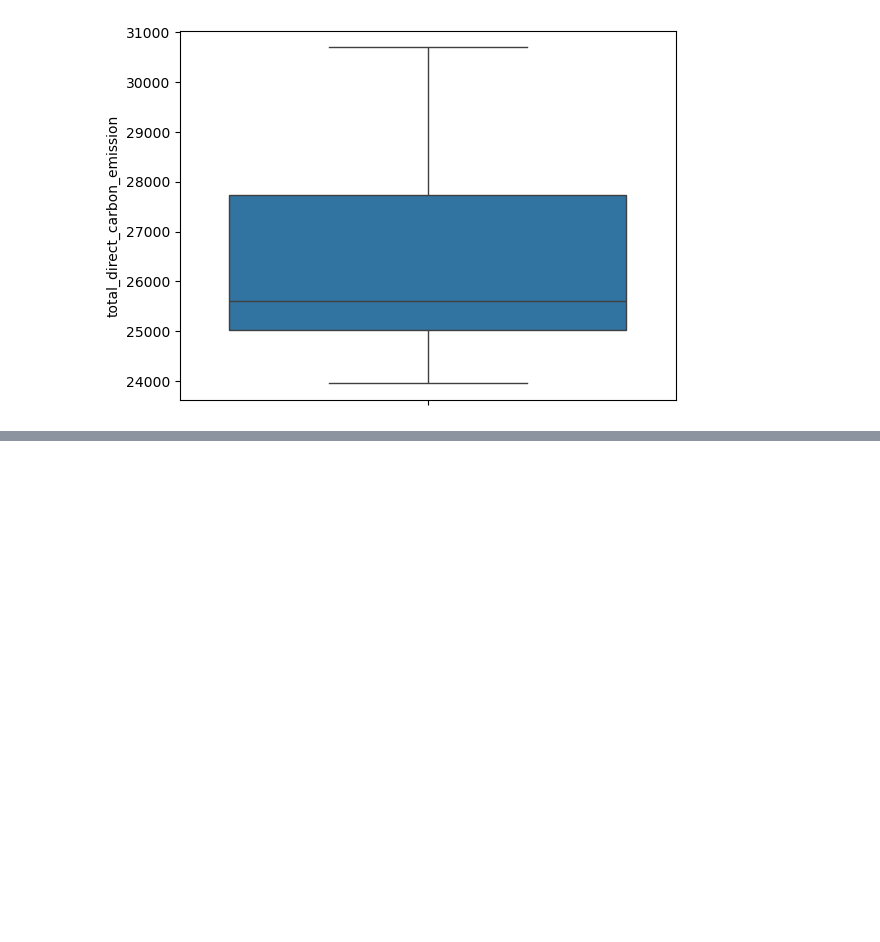
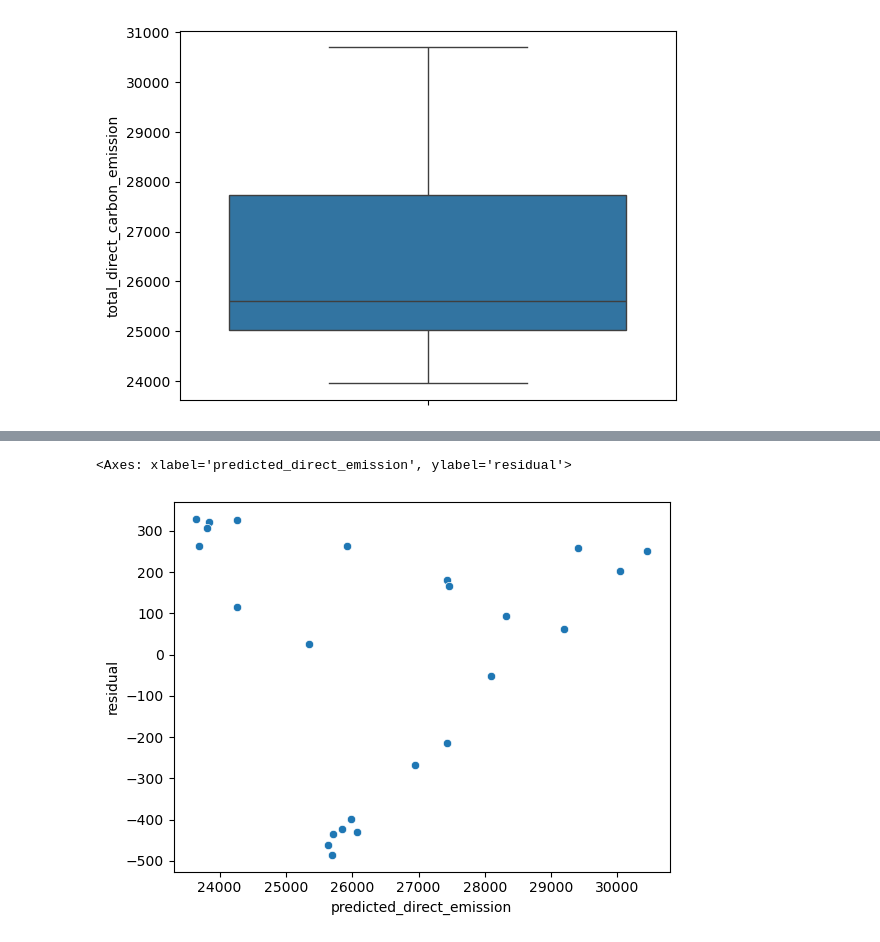
Before and after one commit to montMateus/Estudo_Emissoes-de-Carbono-na-Dinamarca, a Jupyter notebook: denmark/DK_ANALYSIS.ipynb, the cells around one changed output, grey strips where cells are left out. Cells and saved outputs as stored; diff of their text form; code cells hidden in the pictures; blank space fills up the shorter version.

Commit message:
Início da criação do modelo de regressão linear

```diff
--- a/denmark/DK_ANALYSIS.ipynb
+++ b/denmark/DK_ANALYSIS.ipynb
@@ -797,0 +898,3 @@ sns.boxplot(dk_hourly_2024.total_direct_carbon_emission)
+# %%
+X = sm.add_constant(dk_hourly_2024['total_lca_carbon_emission'])
+y = dk_hourly_2024['total_direct_carbon_emission']
@@ -797,0 +923,4 @@ sns.boxplot(dk_hourly_2024.total_direct_carbon_emission)
+# %%
+model = sm.OLS(y, X).fit()
+
+model.summary()
@@ -797,0 +971,11 @@ sns.boxplot(dk_hourly_2024.total_direct_carbon_emission)
+# %%
+residuals = pd.DataFrame(
+    {
+        'total_lca_carbon_emission': dk_hourly_2024['total_lca_carbon_emission'],
+        'total_direct_carbon_emission': dk_hourly_2024['total_direct_carbon_emission'],
+        'predicted_direct_emission': model.predict(),
+        'residual':model.resid
+    }
+)
+
+residuals
@@ -797,0 +1000,5 @@ sns.boxplot(dk_hourly_2024.total_direct_carbon_emission)
+# %%
+sns.scatterplot(residuals, x='predicted_direct_emission', y='residual')
+# %% [output]
+<Axes: xlabel='predicted_direct_emission', ylabel='residual'>
+[figure, added]
```
Also changed, not shown: parts of 21 cells of this notebook.
